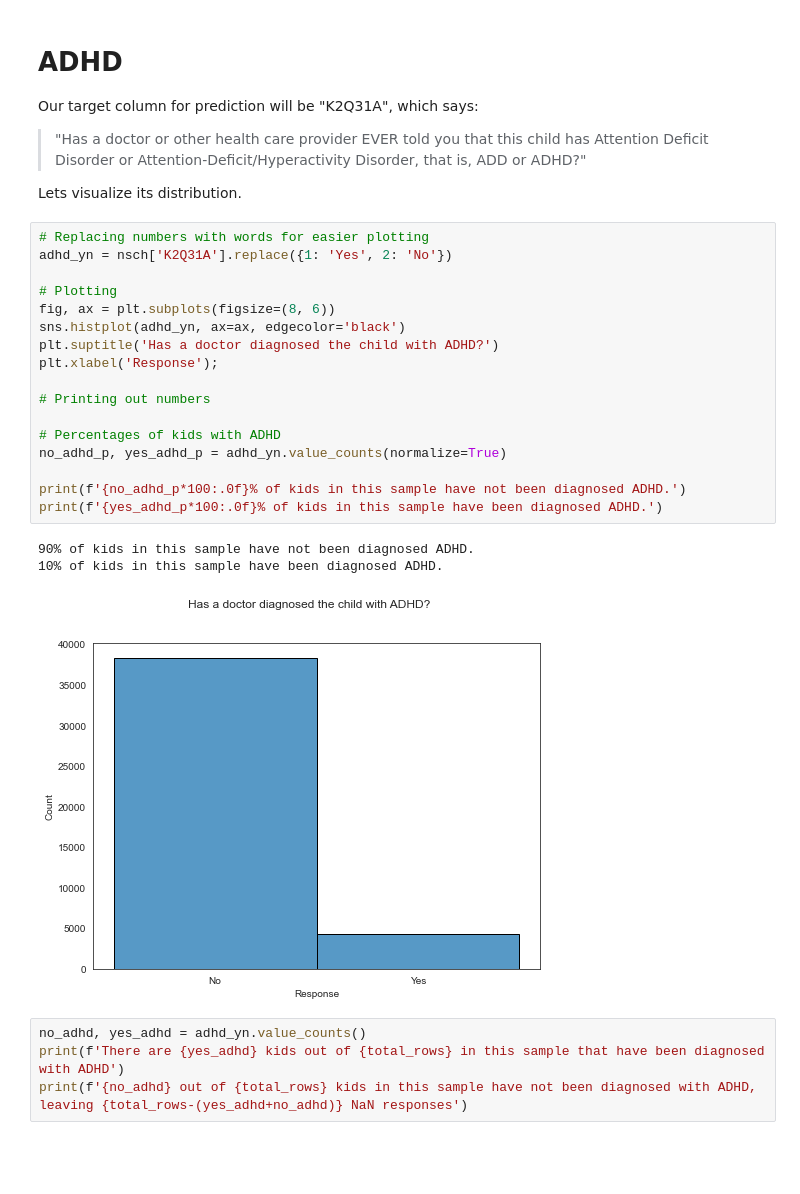
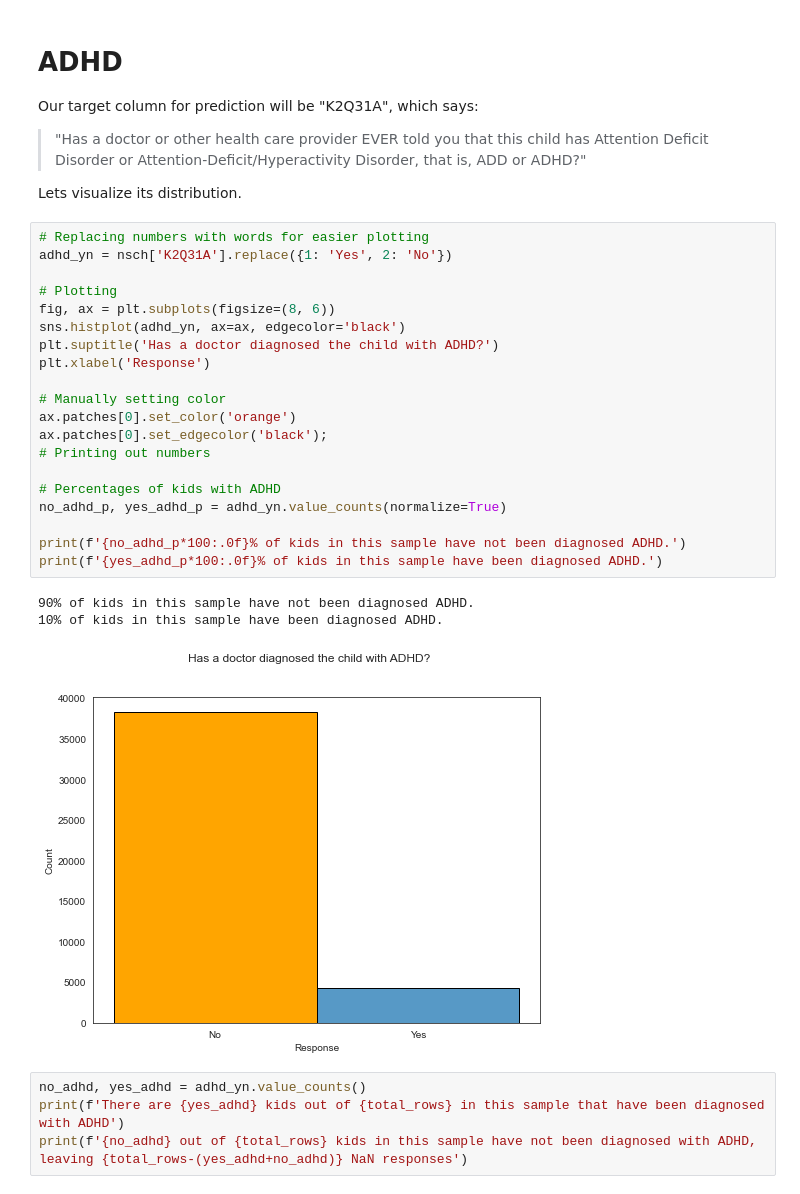
Before and after one commit to austint1121/Undiagnosed-ADHD-Identification, a Jupyter notebook: Notebooks/EDA.ipynb, the cells around one changed output. Saved outputs shown, nothing was run; the diff lists cells and outputs as text; blank space fills up the shorter version.

```diff
--- a/Notebooks/EDA.ipynb
+++ b/Notebooks/EDA.ipynb
@@ -106,24 +106,27 @@ Lets visualize its distribution.
 # %%
 # Replacing numbers with words for easier plotting
 adhd_yn = nsch['K2Q31A'].replace({1: 'Yes', 2: 'No'})
 
 # Plotting
 fig, ax = plt.subplots(figsize=(8, 6))
 sns.histplot(adhd_yn, ax=ax, edgecolor='black')
 plt.suptitle('Has a doctor diagnosed the child with ADHD?')
-plt.xlabel('Response');
+plt.xlabel('Response')
 
+# Manually setting color
+ax.patches[0].set_color('orange')
+ax.patches[0].set_edgecolor('black');
 # Printing out numbers
 
 # Percentages of kids with ADHD
 no_adhd_p, yes_adhd_p = adhd_yn.value_counts(normalize=True)
 
 print(f'{no_adhd_p*100:.0f}% of kids in this sample have not been diagnosed ADHD.')
 print(f'{yes_adhd_p*100:.0f}% of kids in this sample have been diagnosed ADHD.')
 # %% [output]
 90% of kids in this sample have not been diagnosed ADHD.
 10% of kids in this sample have been diagnosed ADHD.
-[figure, old version]
+[figure, new version]
 # %%
 no_adhd, yes_adhd = adhd_yn.value_counts()
 print(f'There are {yes_adhd} kids out of {total_rows} in this sample that have been diagnosed with ADHD')
```
Also changed, not shown: parts of 4 cells of this notebook.
